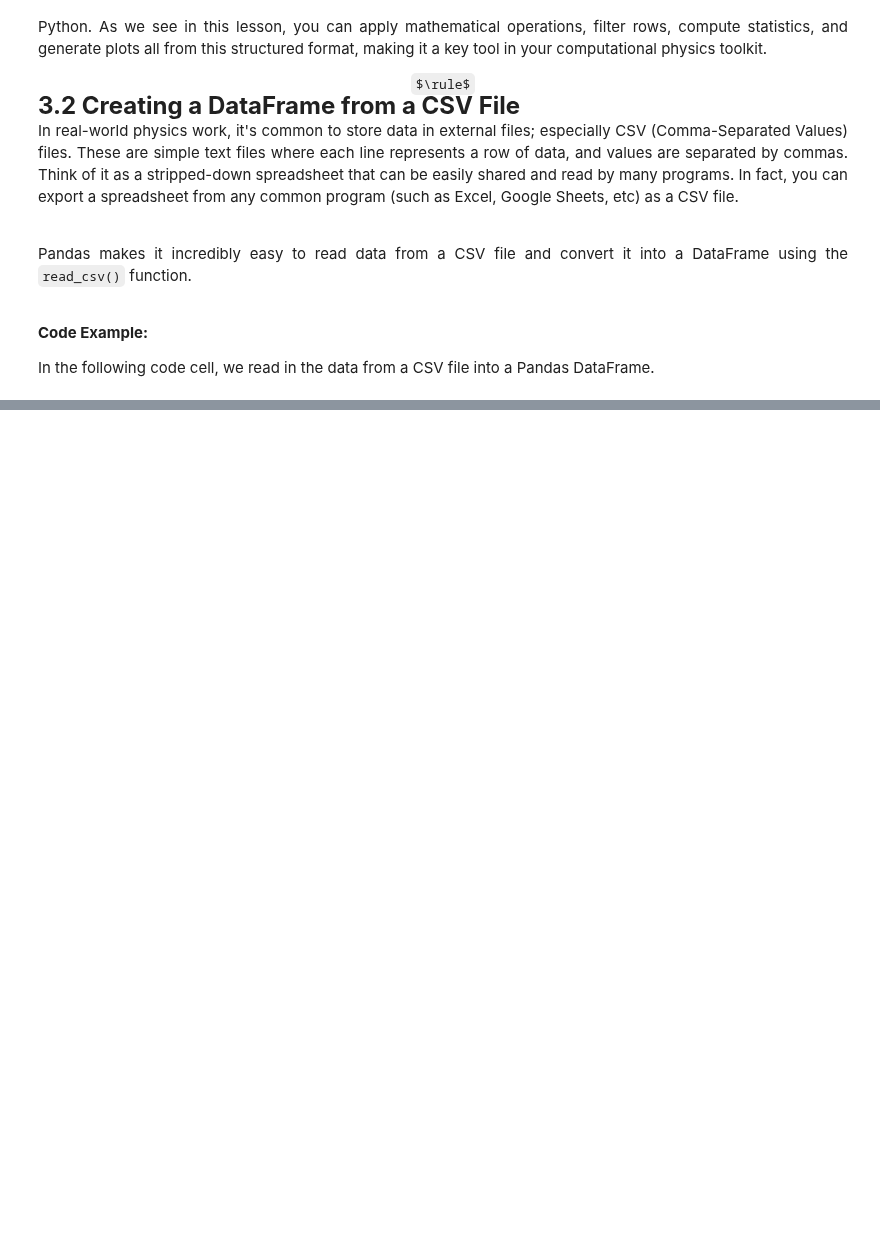
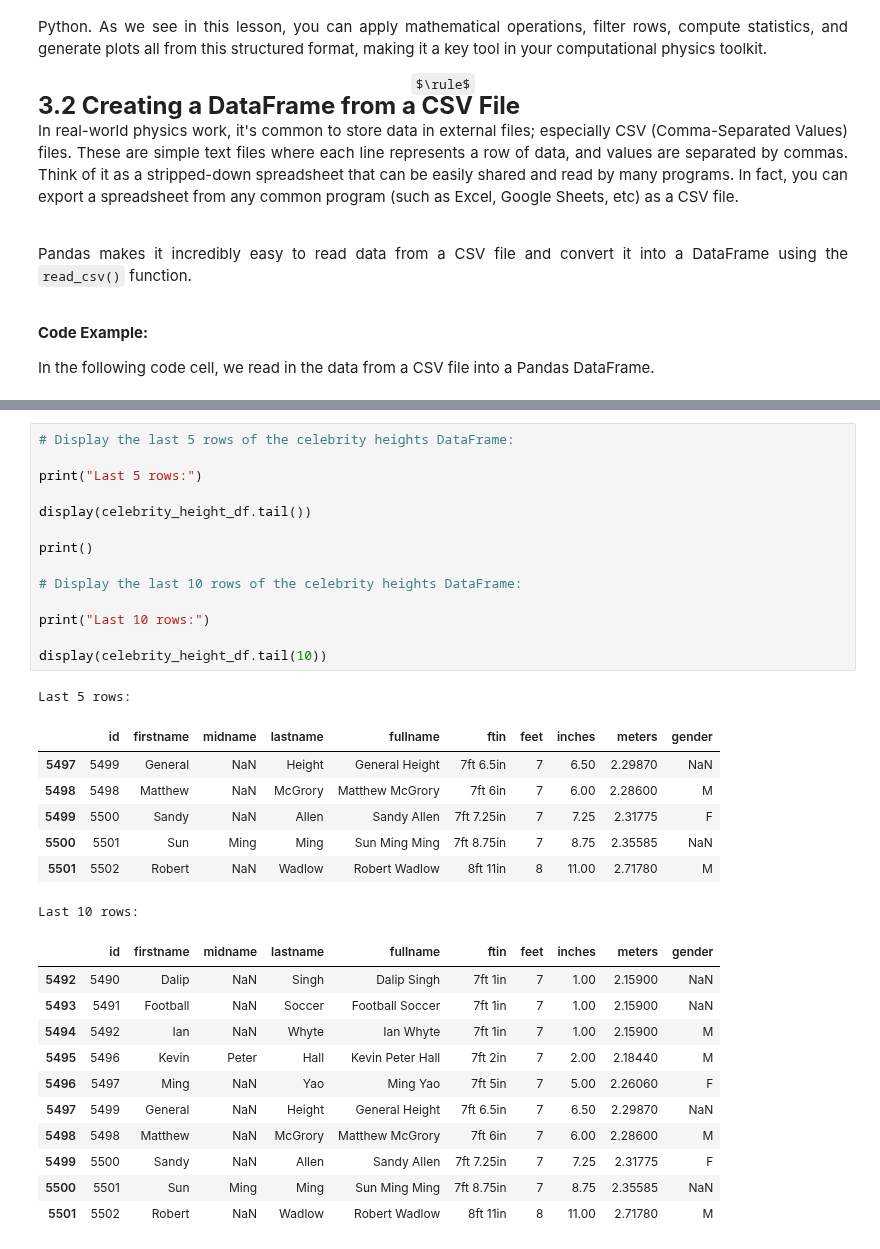
Before and after one commit to dr-bankert-augustana/PHYS_200, a Jupyter notebook: Lessons/Module_1/PHYS_200_Lesson_1_4.ipynb, the cells around one changed output, grey strips where cells are left out. Drawn from its saved outputs; the diff is of its cells as text; some formulas as TeX source; blank space fills up the shorter version.

```diff
--- a/Lessons/Module_1/PHYS_200_Lesson_1_4.ipynb
+++ b/Lessons/Module_1/PHYS_200_Lesson_1_4.ipynb
@@ -185,0 +355,34 @@ HTTPError: HTTP Error 404: Not Found
+# %%
+# Display the last 5 rows of the celebrity heights DataFrame:
+
+print("Last 5 rows:")
+
+display(celebrity_height_df.tail())
+
+print()
+
+# Display the last 10 rows of the celebrity heights DataFrame:
+
+print("Last 10 rows:")
+
+display(celebrity_height_df.tail(10))
+# %% [output]
+Last 5 rows:
+|  | id | firstname | midname | lastname | fullname | ftin | feet | inches | meters | gender |
+| 5497 | 5499 | General | NaN | Height | General Height | 7ft 6.5in | 7 | 6.50 | 2.29870 | NaN |
+| 5498 | 5498 | Matthew | NaN | McGrory | Matthew McGrory | 7ft 6in | 7 | 6.00 | 2.28600 | M |
+| 5499 | 5500 | Sandy | NaN | Allen | Sandy Allen | 7ft 7.25in | 7 | 7.25 | 2.31775 | F |
+| 5500 | 5501 | Sun | Ming | Ming | Sun Ming Ming | 7ft 8.75in | 7 | 8.75 | 2.35585 | NaN |
+| 5501 | 5502 | Robert | NaN | Wadlow | Robert Wadlow | 8ft 11in | 8 | 11.00 | 2.71780 | M |
+Last 10 rows:
+|  | id | firstname | midname | lastname | fullname | ftin | feet | inches | meters | gender |
+| 5492 | 5490 | Dalip | NaN | Singh | Dalip Singh | 7ft 1in | 7 | 1.00 | 2.15900 | NaN |
+| 5493 | 5491 | Football | NaN | Soccer | Football Soccer | 7ft 1in | 7 | 1.00 | 2.15900 | NaN |
+| 5494 | 5492 | Ian | NaN | Whyte | Ian Whyte | 7ft 1in | 7 | 1.00 | 2.15900 | M |
+| 5495 | 5496 | Kevin | Peter | Hall | Kevin Peter Hall | 7ft 2in | 7 | 2.00 | 2.18440 | M |
+| 5496 | 5497 | Ming | NaN | Yao | Ming Yao | 7ft 5in | 7 | 5.00 | 2.26060 | F |
+| 5497 | 5499 | General | NaN | Height | General Height | 7ft 6.5in | 7 | 6.50 | 2.29870 | NaN |
+| 5498 | 5498 | Matthew | NaN | McGrory | Matthew McGrory | 7ft 6in | 7 | 6.00 | 2.28600 | M |
+| 5499 | 5500 | Sandy | NaN | Allen | Sandy Allen | 7ft 7.25in | 7 | 7.25 | 2.31775 | F |
+| 5500 | 5501 | Sun | Ming | Ming | Sun Ming Ming | 7ft 8.75in | 7 | 8.75 | 2.35585 | NaN |
+| 5501 | 5502 | Robert | NaN | Wadlow | Robert Wadlow | 8ft 11in | 8 | 11.00 | 2.71780 | M |
```
Also changed, not shown: parts of 19 cells of this notebook.
